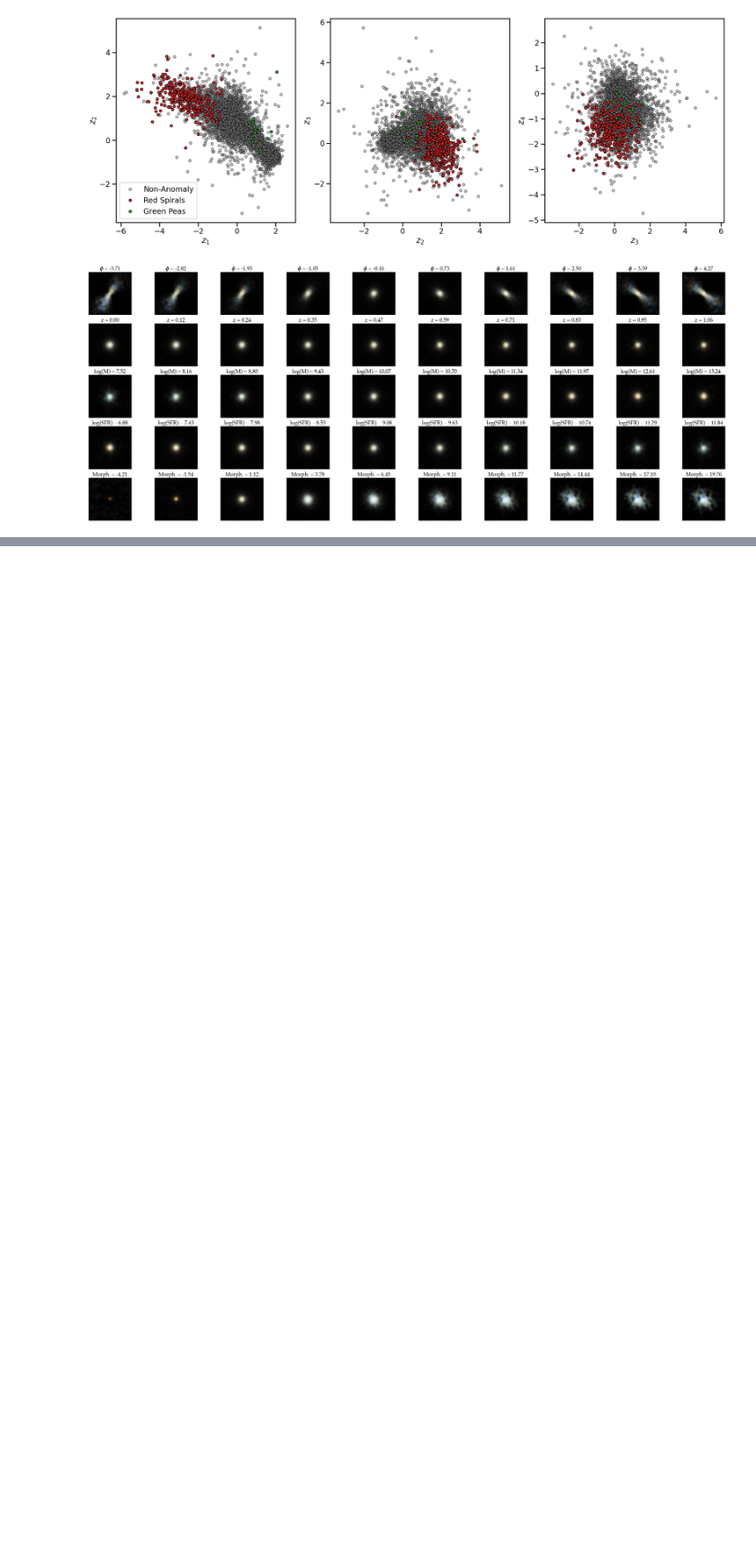
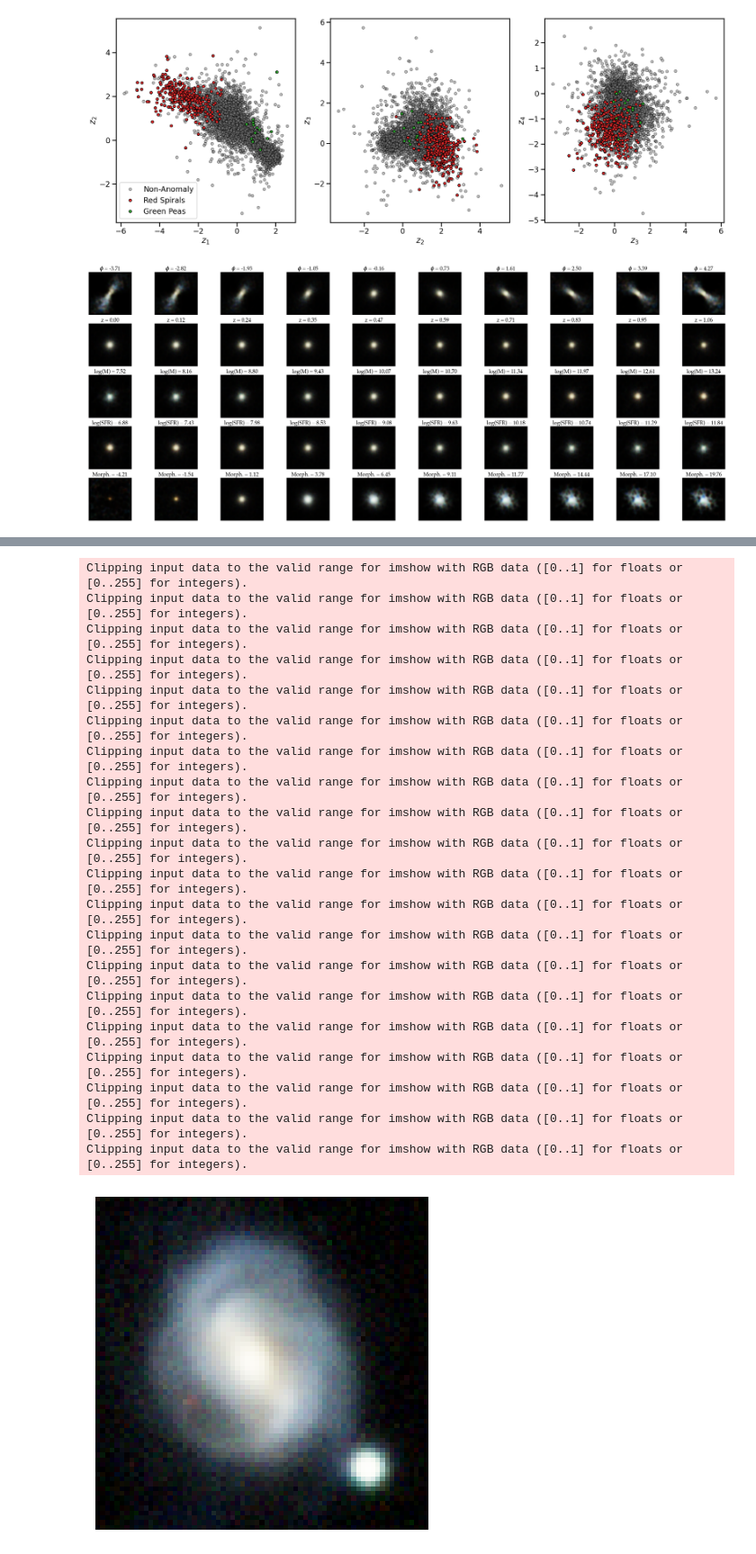
Before and after one commit to alexandergagliano/neurIPS_physics_CVAE, a Jupyter notebook: findAnomalies.ipynb, the cells around one changed output, grey strips where cells are left out. Shown at 90% size. Drawn from its saved outputs; the diff is of its cells as text; code cells hidden in the pictures; blank space fills up the shorter version.

```diff
--- a/findAnomalies.ipynb
+++ b/findAnomalies.ipynb
@@ -518,0 +575,33 @@ plt.savefig("LatentGrid_GAMAZou26k_d5_learnedpa.png",dpi=200, bbox_inches='tight
+# %%
+#get the 10 nearest neighbors for each red spiral galaxy
+nbrs = NearestNeighbors(n_neighbors=10, algorithm='ball_tree').fit(mu_list_all)
+distances, indices = nbrs.kneighbors(mu_list_rsps)
+counts = Counter(indices.ravel())
+rsplike_gals = {key : val for key, val in counts.items() if (val > 50)}
+rsplike_imgs = images_all[list(rsplike_gals.keys())]
+for i in np.arange(len(rsplike_imgs)):
+    plt.imshow(np.moveaxis(rsplike_imgs[i], 0, -1))
+    plt.axis("off")
+    plt.savefig("./RedSpiralLookAlike_%i.png"%i, bbox_inches='tight')
+# %% [output]
+Clipping input data to the valid range for imshow with RGB data ([0..1] for floats or [0..255] for integers).
+Clipping input data to the valid range for imshow with RGB data ([0..1] for floats or [0..255] for integers).
+Clipping input data to the valid range for imshow with RGB data ([0..1] for floats or [0..255] for integers).
+Clipping input data to the valid range for imshow with RGB data ([0..1] for floats or [0..255] for integers).
+Clipping input data to the valid range for imshow with RGB data ([0..1] for floats or [0..255] for integers).
+Clipping input data to the valid range for imshow with RGB data ([0..1] for floats or [0..255] for integers).
+Clipping input data to the valid range for imshow with RGB data ([0..1] for floats or [0..255] for integers).
+Clipping input data to the valid range for imshow with RGB data ([0..1] for floats or [0..255] for integers).
+Clipping input data to the valid range for imshow with RGB data ([0..1] for floats or [0..255] for integers).
+Clipping input data to the valid range for imshow with RGB data ([0..1] for floats or [0..255] for integers).
+Clipping input data to the valid range for imshow with RGB data ([0..1] for floats or [0..255] for integers).
+Clipping input data to the valid range for imshow with RGB data ([0..1] for floats or [0..255] for integers).
+Clipping input data to the valid range for imshow with RGB data ([0..1] for floats or [0..255] for integers).
+Clipping input data to the valid range for imshow with RGB data ([0..1] for floats or [0..255] for integers).
+Clipping input data to the valid range for imshow with RGB data ([0..1] for floats or [0..255] for integers).
+Clipping input data to the valid range for imshow with RGB data ([0..1] for floats or [0..255] for integers).
+Clipping input data to the valid range for imshow with RGB data ([0..1] for floats or [0..255] for integers).
+Clipping input data to the valid range for imshow with RGB data ([0..1] for floats or [0..255] for integers).
+Clipping input data to the valid range for imshow with RGB data ([0..1] for floats or [0..255] for integers).
+Clipping input data to the valid range for imshow with RGB data ([0..1] for floats or [0..255] for integers).
+[figure, added]
```
Also changed, not shown: parts of 14 cells of this notebook.
